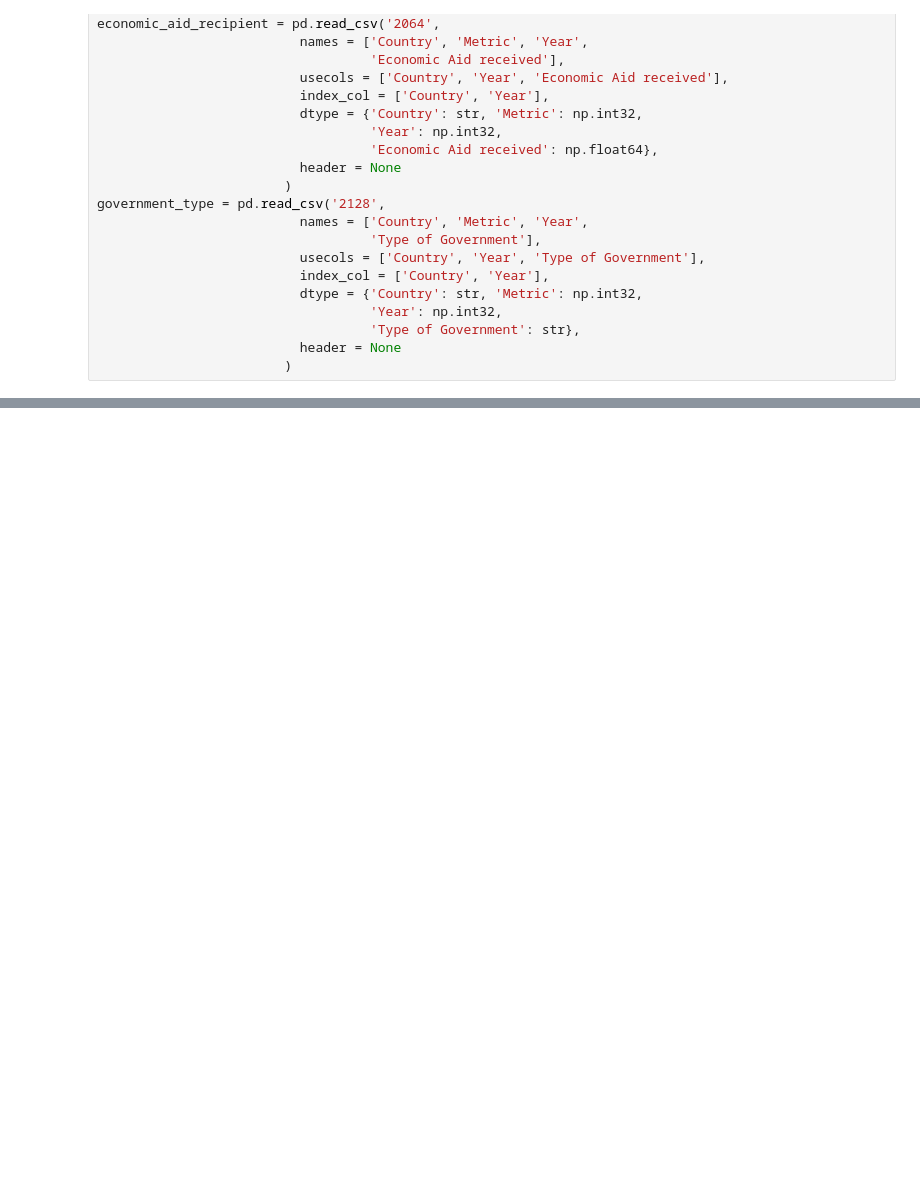
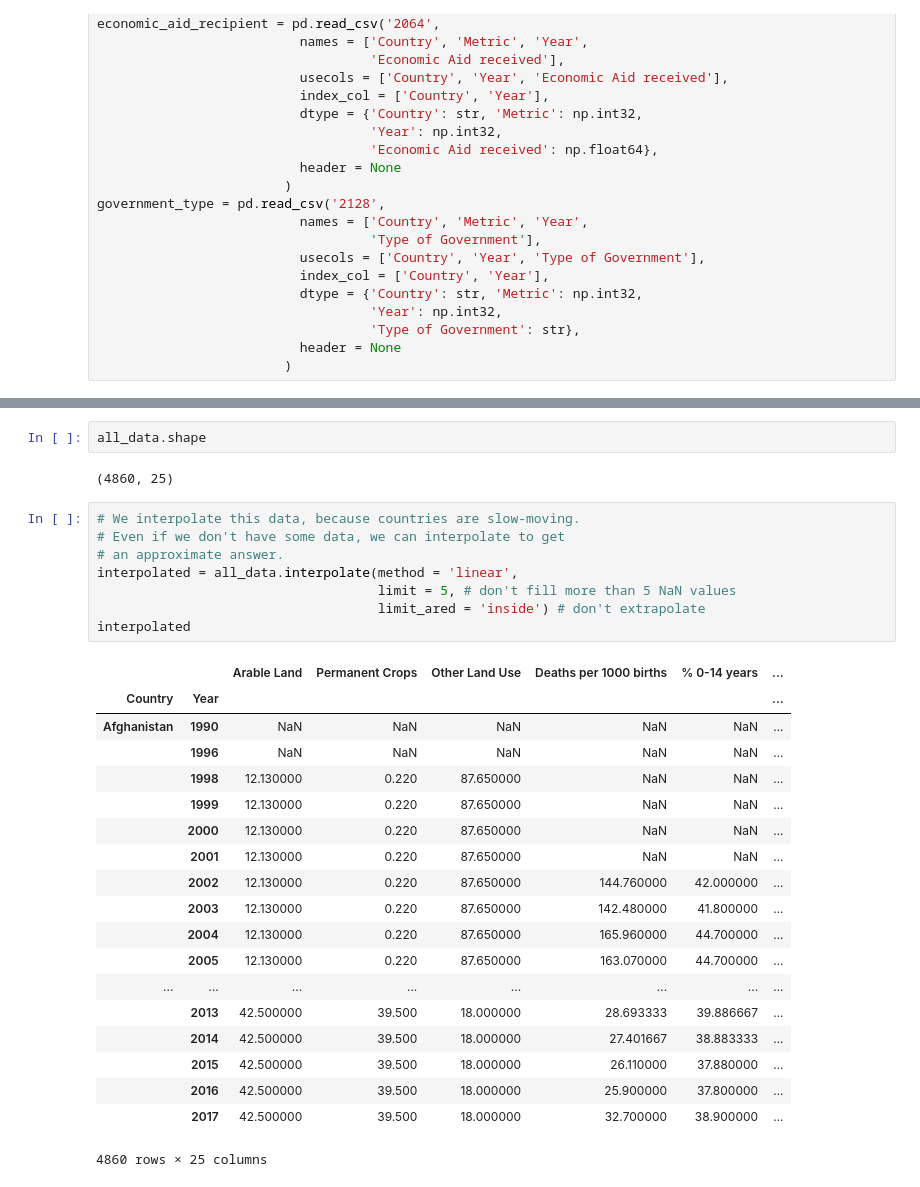
Before and after one commit to samirgadkari/cia_factbook_analysis, a Jupyter notebook: Project1.ipynb, the cells around one changed output, grey strips where cells are left out. Drawn from its saved outputs; the diff is of its cells as text; blank space fills up the shorter version.

```diff
--- a/Project1.ipynb
+++ b/Project1.ipynb
@@ -248,0 +273,32 @@ all_data
+# %%
+all_data.shape
+# %% [output]
+(4860, 25)
+# %%
+# We interpolate this data, because countries are slow-moving.
+# Even if we don't have some data, we can interpolate to get
+# an approximate answer.
+interpolated = all_data.interpolate(method = 'linear',
+                                    limit = 5, # don't fill more than 5 NaN values
+                                    limit_ared = 'inside') # don't extrapolate
+interpolated
+# %% [output]
+|  |  | Arable Land | Permanent Crops | Other Land Use | Deaths per 1000 births | % 0-14 years | ... |
+| Country | Year |  |  |  |  |  | ... |
+| Afghanistan | 1990 | NaN | NaN | NaN | NaN | NaN | ... |
+|  | 1996 | NaN | NaN | NaN | NaN | NaN | ... |
+|  | 1998 | 12.130000 | 0.220 | 87.650000 | NaN | NaN | ... |
+|  | 1999 | 12.130000 | 0.220 | 87.650000 | NaN | NaN | ... |
+|  | 2000 | 12.130000 | 0.220 | 87.650000 | NaN | NaN | ... |
+|  | 2001 | 12.130000 | 0.220 | 87.650000 | NaN | NaN | ... |
+|  | 2002 | 12.130000 | 0.220 | 87.650000 | 144.760000 | 42.000000 | ... |
+|  | 2003 | 12.130000 | 0.220 | 87.650000 | 142.480000 | 41.800000 | ... |
+|  | 2004 | 12.130000 | 0.220 | 87.650000 | 165.960000 | 44.700000 | ... |
+|  | 2005 | 12.130000 | 0.220 | 87.650000 | 163.070000 | 44.700000 | ... |
+| ... | ... | ... | ... | ... | ... | ... | ... |
+|  | 2013 | 42.500000 | 39.500 | 18.000000 | 28.693333 | 39.886667 | ... |
+|  | 2014 | 42.500000 | 39.500 | 18.000000 | 27.401667 | 38.883333 | ... |
+|  | 2015 | 42.500000 | 39.500 | 18.000000 | 26.110000 | 37.880000 | ... |
+|  | 2016 | 42.500000 | 39.500 | 18.000000 | 25.900000 | 37.800000 | ... |
+|  | 2017 | 42.500000 | 39.500 | 18.000000 | 32.700000 | 38.900000 | ... |
+4860 rows × 25 columns
```
Also changed, not shown: parts of 3 cells of this notebook.
